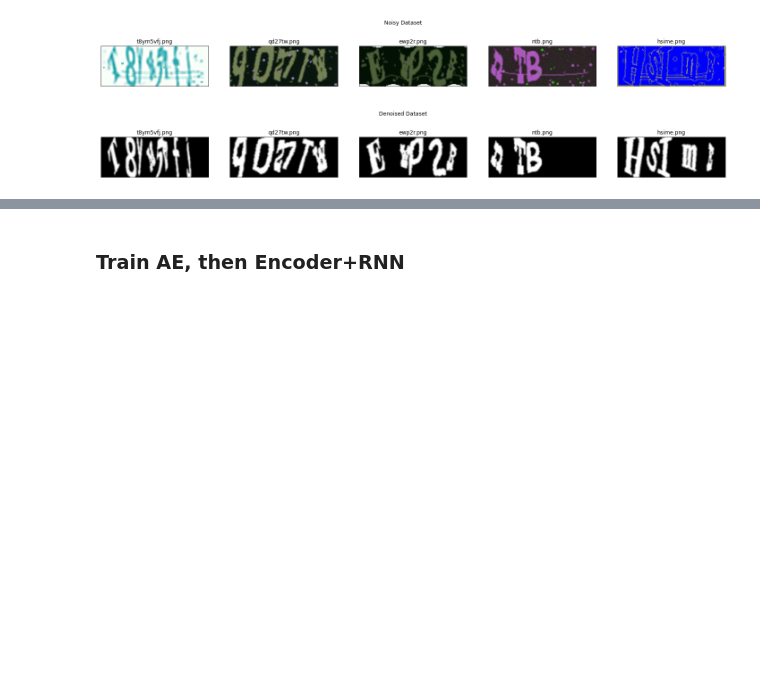
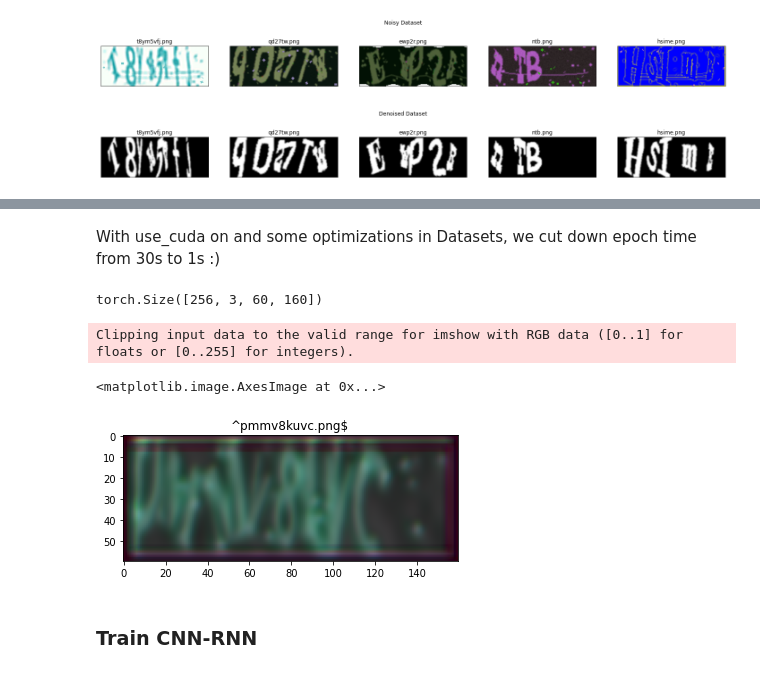
Before and after one commit to Thanoshan/Talos-Captcha-Kraken, a Jupyter notebook: notebooks/005_AE_RNN.ipynb, the cells around one changed output, grey strips where cells are left out. Cells and saved outputs as stored; diff of their text form; code cells hidden in the pictures; blank space fills up the shorter version.

```diff
--- a/notebooks/005_AE_RNN.ipynb
+++ b/notebooks/005_AE_RNN.ipynb
@@ -73,34 +122,12 @@ print ("Train samples:", len([f for f in os.listdir(pair_data_folder_path+"/trai
 print ("Val samples:", len([f for f in os.listdir(pair_data_folder_path+"/val") if os.path.isfile(os.path.join(pair_data_folder_path+"/val", f))]))
 print ("Test samples:", len([f for f in os.listdir(pair_data_folder_path+"/test") if os.path.isfile(os.path.join(pair_data_folder_path+"/test", f))]))
 
-class VariableLengthCaptchaDataset(Dataset):
-    def __init__(self, folder, transforms=transforms.ToTensor()):
-      self.folder=folder
-      self.transforms = transforms
-      self.samples = [name for name in os.listdir(folder) \
-                      if not name.startswith(".") and (name.endswith(".jpg") or name.endswith(".png"))]
-
-    def __getitem__(self, index):
-        data = Image.open(self.folder+"/"+self.samples[index])
-        if self.transforms is not None:
-            data = self.transforms(data)
-        label = self.samples[index]
-        return (data, label)
-
-    def __len__(self):
-        return len(self.samples)
-
-noisy_train_data = VariableLengthCaptchaDataset(pair_data_folder_path+"/train/noisy")
-noisy_val_data = VariableLengthCaptchaDataset(pair_data_folder_path+"/val/noisy")
-noisy_test_data = VariableLengthCaptchaDataset(pair_data_folder_path+"/test/noisy")
-denoised_train_data = VariableLengthCaptchaDataset(pair_data_folder_path+"/train/denoised")
-denoised_val_data = VariableLengthCaptchaDataset(pair_data_folder_path+"/val/denoised")
-denoised_test_data = VariableLengthCaptchaDataset(pair_data_folder_path+"/test/denoised")
-
 # Visualize the dataset
 def visualize_data(images, labels, title=None,  n_per_label=3):
   fig = plt.figure(figsize=(25, 3))
   fig.suptitle(title)
+  if use_cuda and torch.cuda.is_available():
+    images = images.cpu()
   for idx in np.arange(n_per_label*5):
       ax = fig.add_subplot(n_per_label, 5, idx+1, xticks=[], yticks=[])
       plt.imshow(np.transpose(images[idx],(1, 2, 0)))
@@ -152,2 +464,22 @@ class Autoencoder(nn.Module):
+# %% [markdown]
+With use_cuda on and some optimizations in Datasets, we cut down epoch time from 30s to 1s :)
+# %%
+# check recon results to see if model is deep enough
+CAE_test = ConvolutionalAutoencoder()
+CAE_test.load_state_dict(torch.load("/content/drive/MyDrive/CAE_models/noisy_lr=0.001_bs=256/_5.pt"))
+val_loader = torch.utils.data.DataLoader(noisy_val_data,
+                                          batch_size=256,
+                                          num_workers=num_workers,
+                                          shuffle=shuffle)
+data, label = iter(val_loader).next()
+recon = CAE_test(data)
+print(recon.shape)
+plt.title(label[0])
+plt.imshow(torch.permute(recon.cpu().detach()[0], (1, 2, 0)).numpy())
+# %% [output]
+torch.Size([256, 3, 60, 160])
+Clipping input data to the valid range for imshow with RGB data ([0..1] for floats or [0..255] for integers).
+<matplotlib.image.AxesImage at 0x...>
+[figure, added]
 # %% [markdown]
-### Train AE, then Encoder+RNN
+### Train CNN-RNN
```
Also changed, not shown: parts of 27 cells of this notebook.
